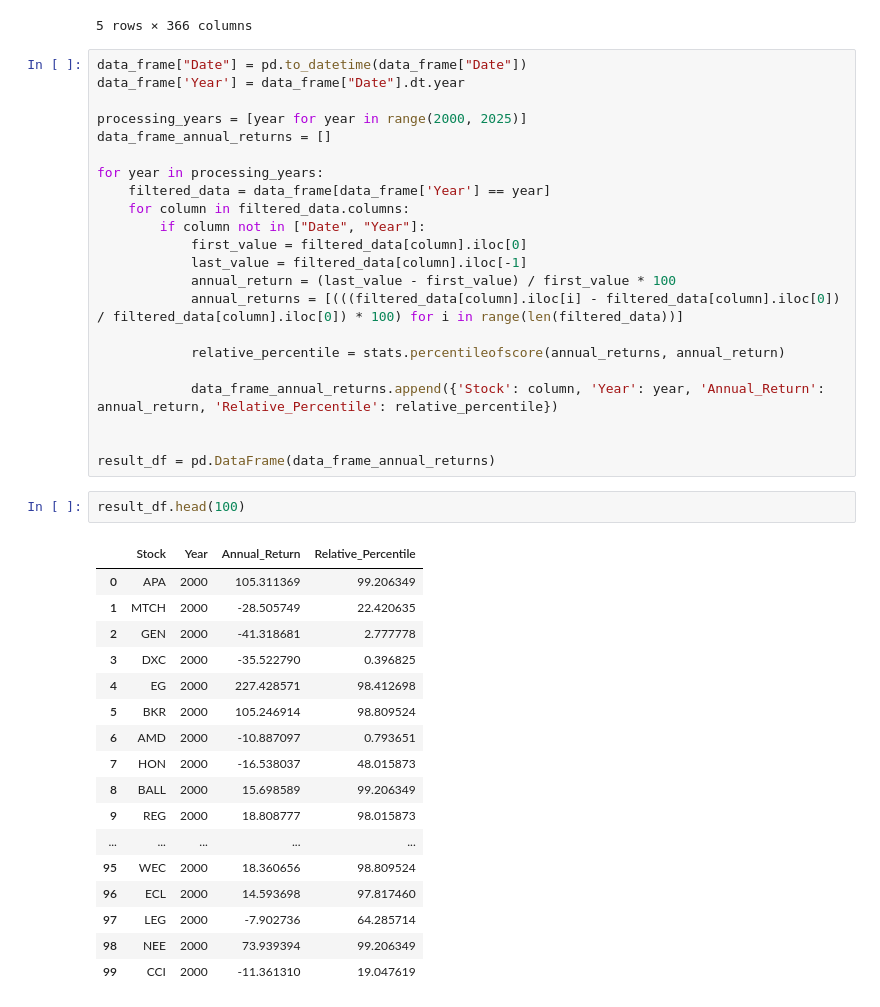
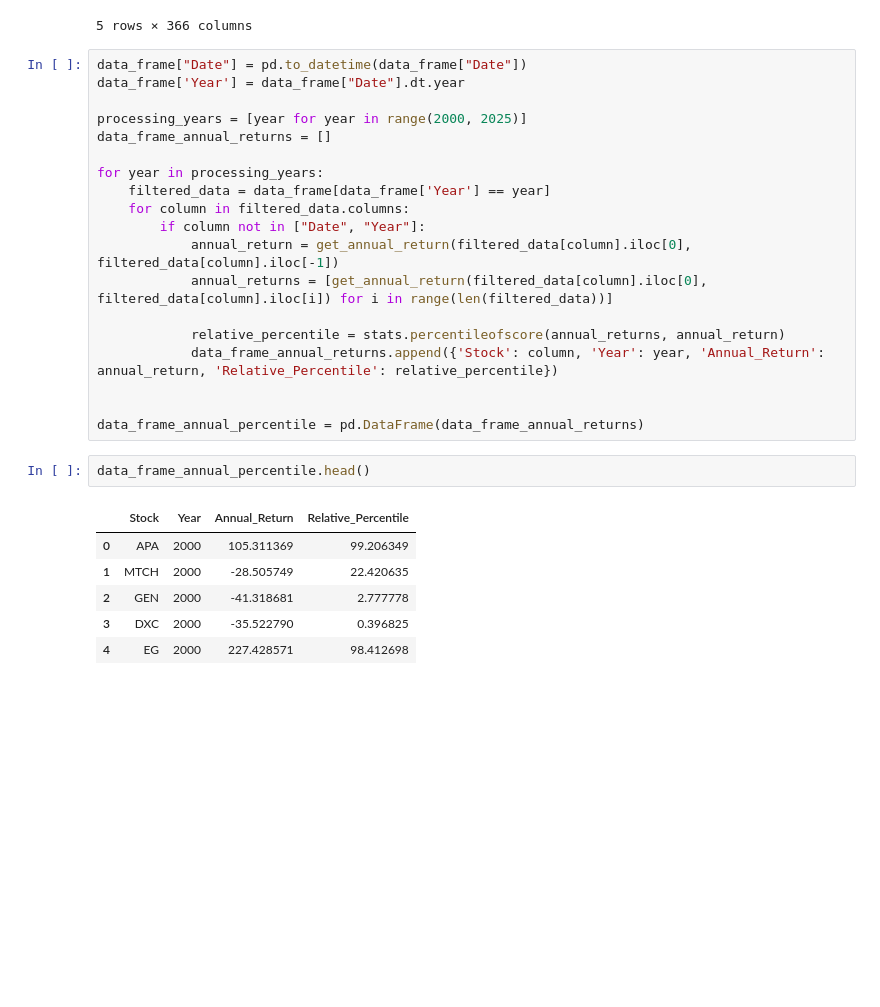
Before and after one commit to CiganOliviuAlphablock/clustering-in-mean-reversion-framework, a Jupyter notebook: clustering.ipynb, the cells around one changed output. Saved outputs shown, nothing was run; the diff lists cells and outputs as text; blank space fills up the shorter version.

```diff
--- a/clustering.ipynb
+++ b/clustering.ipynb
@@ -25,35 +30,21 @@ for year in processing_years:
     filtered_data = data_frame[data_frame['Year'] == year]
     for column in filtered_data.columns:
         if column not in ["Date", "Year"]:
-            first_value = filtered_data[column].iloc[0]
-            last_value = filtered_data[column].iloc[-1]
-            annual_return = (last_value - first_value) / first_value * 100
-            annual_returns = [(((filtered_data[column].iloc[i] - filtered_data[column].iloc[0]) / filtered_data[column].iloc[0]) * 100) for i in range(len(filtered_data))]
+            annual_return = get_annual_return(filtered_data[column].iloc[0], filtered_data[column].iloc[-1])
+            annual_returns = [get_annual_return(filtered_data[column].iloc[0], filtered_data[column].iloc[i]) for i in range(len(filtered_data))]
 
             relative_percentile = stats.percentileofscore(annual_returns, annual_return)
-
             data_frame_annual_returns.append({'Stock': column, 'Year': year, 'Annual_Return': annual_return, 'Relative_Percentile': relative_percentile})
 
 
-result_df = pd.DataFrame(data_frame_annual_returns)
+data_frame_annual_percentile = pd.DataFrame(data_frame_annual_returns)
 # %%
-result_df.head(100)
+data_frame_annual_percentile.head()
 # %% [output]
 |  | Stock | Year | Annual_Return | Relative_Percentile |
 | 0 | APA | 2000 | 105.311369 | 99.206349 |
 | 1 | MTCH | 2000 | -28.505749 | 22.420635 |
 | 2 | GEN | 2000 | -41.318681 | 2.777778 |
 | 3 | DXC | 2000 | -35.522790 | 0.396825 |
 | 4 | EG | 2000 | 227.428571 | 98.412698 |
-| 5 | BKR | 2000 | 105.246914 | 98.809524 |
-| 6 | AMD | 2000 | -10.887097 | 0.793651 |
-| 7 | HON | 2000 | -16.538037 | 48.015873 |
-| 8 | BALL | 2000 | 15.698589 | 99.206349 |
-| 9 | REG | 2000 | 18.808777 | 98.015873 |
-| ... | ... | ... | ... | ... |
-| 95 | WEC | 2000 | 18.360656 | 98.809524 |
-| 96 | ECL | 2000 | 14.593698 | 97.817460 |
-| 97 | LEG | 2000 | -7.902736 | 64.285714 |
-| 98 | NEE | 2000 | 73.939394 | 99.206349 |
-| 99 | CCI | 2000 | -11.361310 | 19.047619 |
 # %%
```
Also changed, not shown: parts of 13 cells of this notebook, 53 other files.
